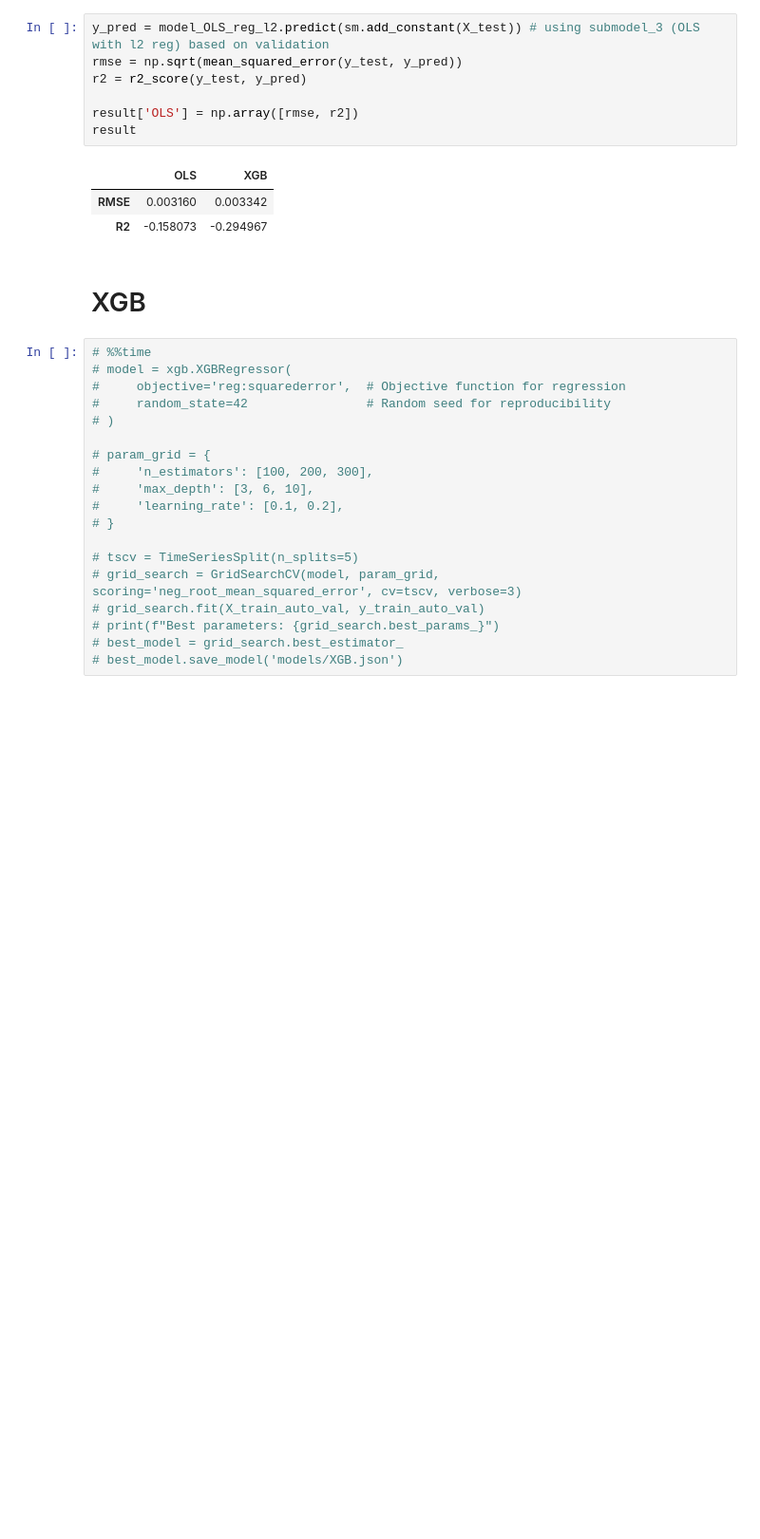
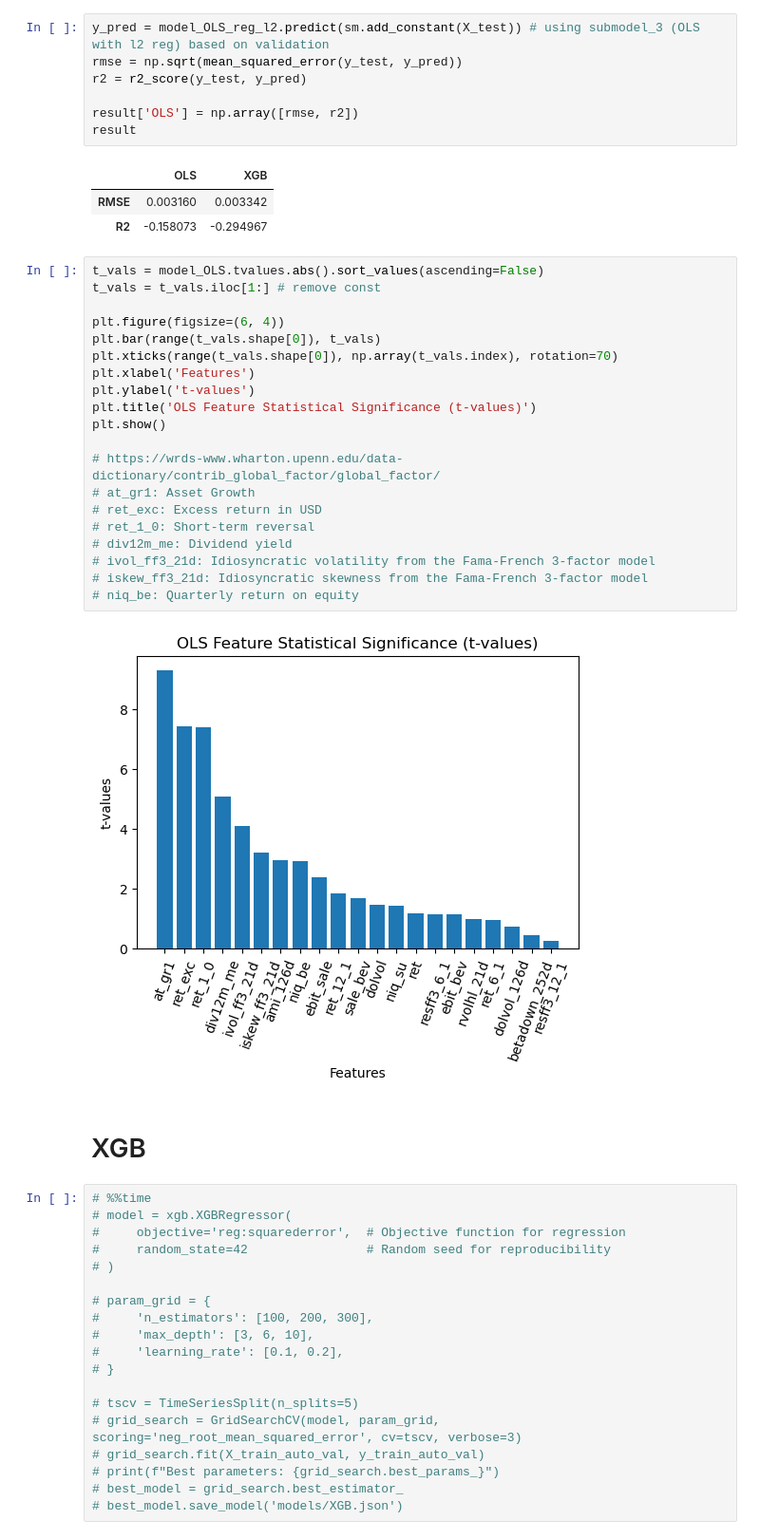
Before and after one commit to JennyJiang118/AFP-hedgefund-holdings, a Jupyter notebook: ML_prediction.ipynb, the cells around one changed output. Shown: that part at 95% size. Saved outputs shown, nothing was run; the diff lists cells and outputs as text; blank space fills up the shorter version.

```diff
--- a/ML_prediction.ipynb
+++ b/ML_prediction.ipynb
@@ -103,6 +103,28 @@ result
 |  | OLS | XGB |
 | RMSE | 0.003160 | 0.003342 |
 | R2 | -0.158073 | -0.294967 |
+# %%
+t_vals = model_OLS.tvalues.abs().sort_values(ascending=False)
+t_vals = t_vals.iloc[1:] # remove const
+
+plt.figure(figsize=(6, 4))
+plt.bar(range(t_vals.shape[0]), t_vals)
+plt.xticks(range(t_vals.shape[0]), np.array(t_vals.index), rotation=70)
+plt.xlabel('Features')
+plt.ylabel('t-values')
+plt.title('OLS Feature Statistical Significance (t-values)')
+plt.show()
+
+# https://wrds-www.wharton.upenn.edu/data-dictionary/contrib_global_factor/global_factor/
+# at_gr1: Asset Growth
+# ret_exc: Excess return in USD
+# ret_1_0: Short-term reversal
+# div12m_me: Dividend yield
+# ivol_ff3_21d: Idiosyncratic volatility from the Fama-French 3-factor model
+# iskew_ff3_21d: Idiosyncratic skewness from the Fama-French 3-factor model
+# niq_be: Quarterly return on equity
+# %% [output]
+[figure, added]
 # %% [markdown]
 # XGB
 # %%
```
Also changed, not shown: parts of 6 cells of this notebook.
